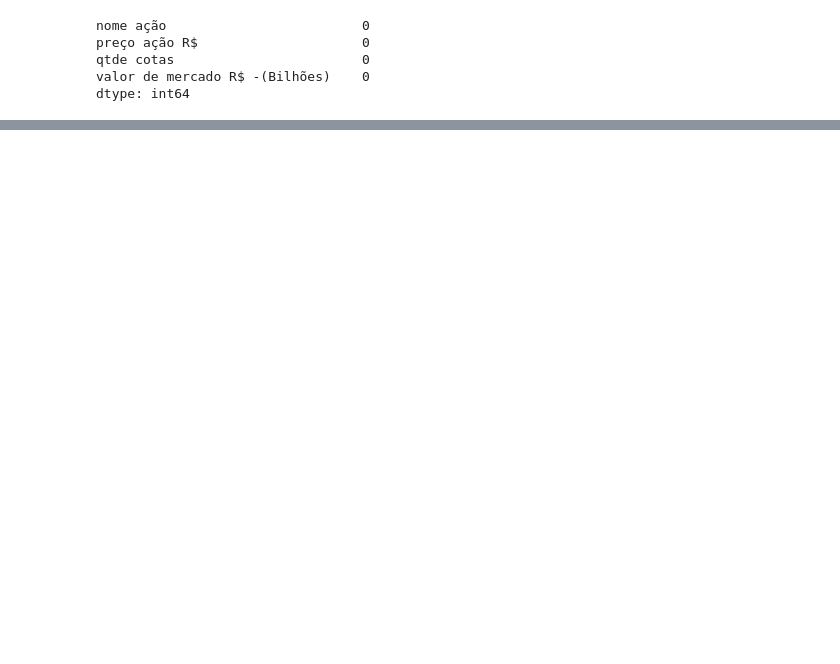
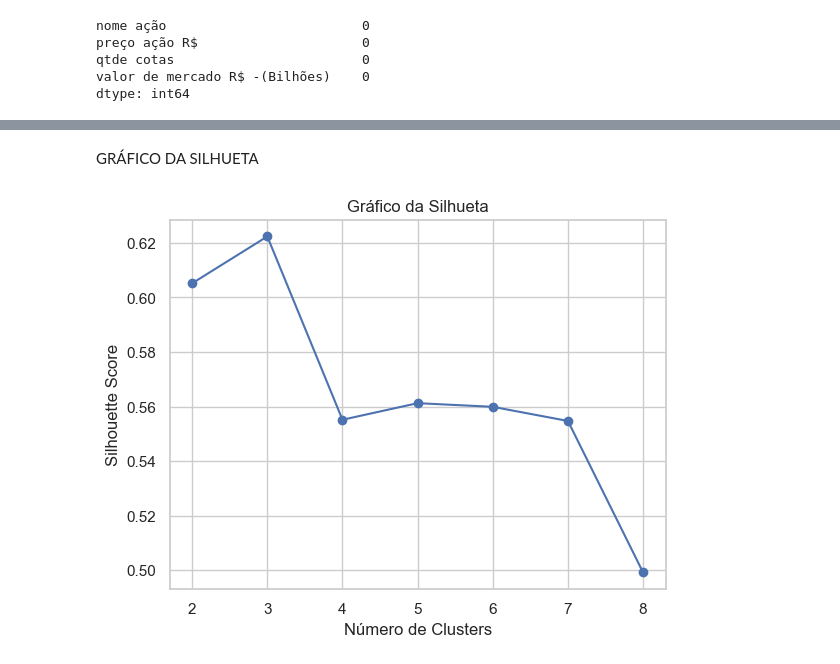
Before and after one commit to tainamaiorano/somativa_IABD, a Jupyter notebook: somativa.ipynb, the cells around one changed output, grey strips where cells are left out. Cells and saved outputs as stored; diff of their text form; code cells hidden in the pictures; blank space fills up the shorter version.

```diff
--- a/somativa.ipynb
+++ b/somativa.ipynb
@@ -226,0 +272,19 @@ KeyError: 'Cluster'
+# %% [markdown]
+GRÁFICO DA SILHUETA
+# %%
+from sklearn.metrics import silhouette_score
+
+silhouette_scores = []
+for n in range(2, 9):  # O cálculo da silhueta é a partir de 2 clusters
+    kmeans = KMeans(n_clusters=n, random_state=0)
+    kmeans.fit(dados_relevantes)
+    score = silhouette_score(dados_relevantes, kmeans.labels_)
+    silhouette_scores.append(score)
+
+plt.plot(range(2, 9), silhouette_scores, marker='o')
+plt.title("Gráfico da Silhueta")
+plt.xlabel("Número de Clusters")
+plt.ylabel("Silhouette Score")
+plt.show()
+# %% [output]
+[figure, added]
```
Also changed, not shown: parts of 16 cells of this notebook.
